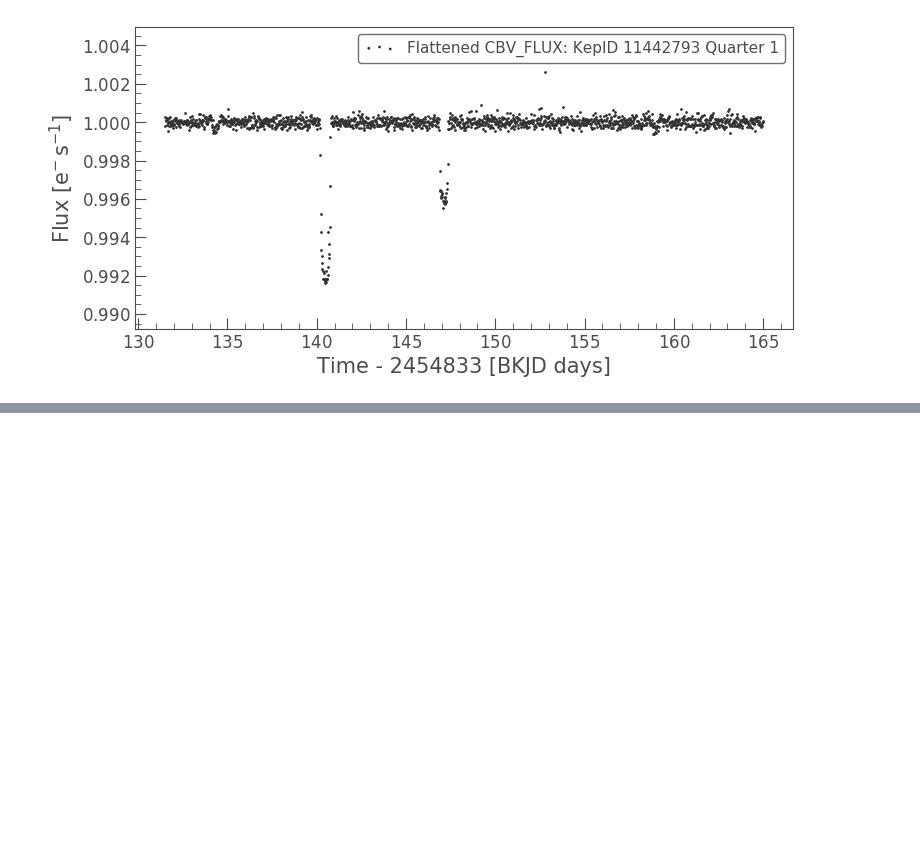
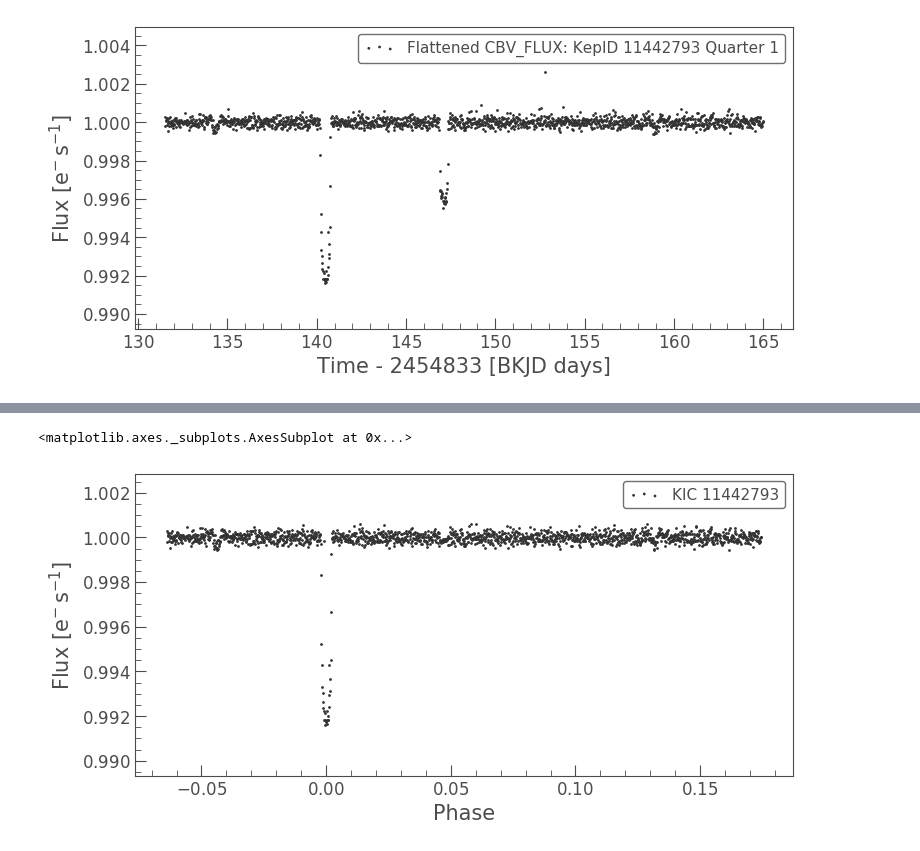
Before and after one commit to ianfowler/PlanetHuntersRepo, a Jupyter notebook: dataCleansing.ipynb, the cells around one changed output, grey strips where cells are left out. Saved outputs shown, nothing was run; the diff lists cells and outputs as text; code cells hidden in the pictures; blank space fills up the shorter version.

```diff
--- a/dataCleansing.ipynb
+++ b/dataCleansing.ipynb
@@ -142,0 +156,10 @@ for i in ids[:10]:
+# %%
+def focus_event(lc, r):
+    time = r['tce_time0bk']
+    lc = lc.fold(time)
+    return lc
+# %%
+focus_event(filled_lc, row).scatter()
+# %% [output]
+<matplotlib.axes._subplots.AxesSubplot at 0x...>
+[figure, added]
```
Also changed, not shown: parts of 11 cells of this notebook, 2 other files.
